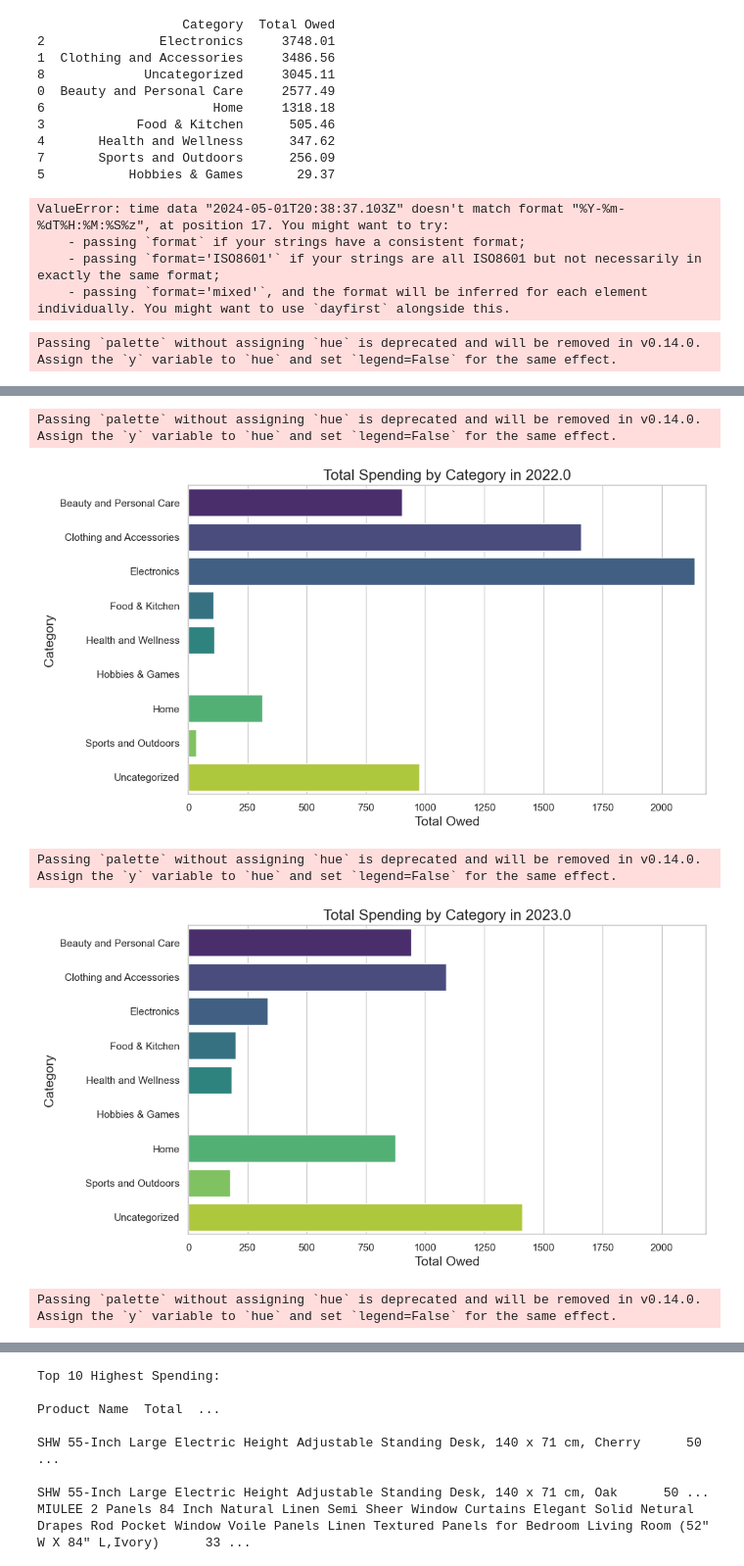
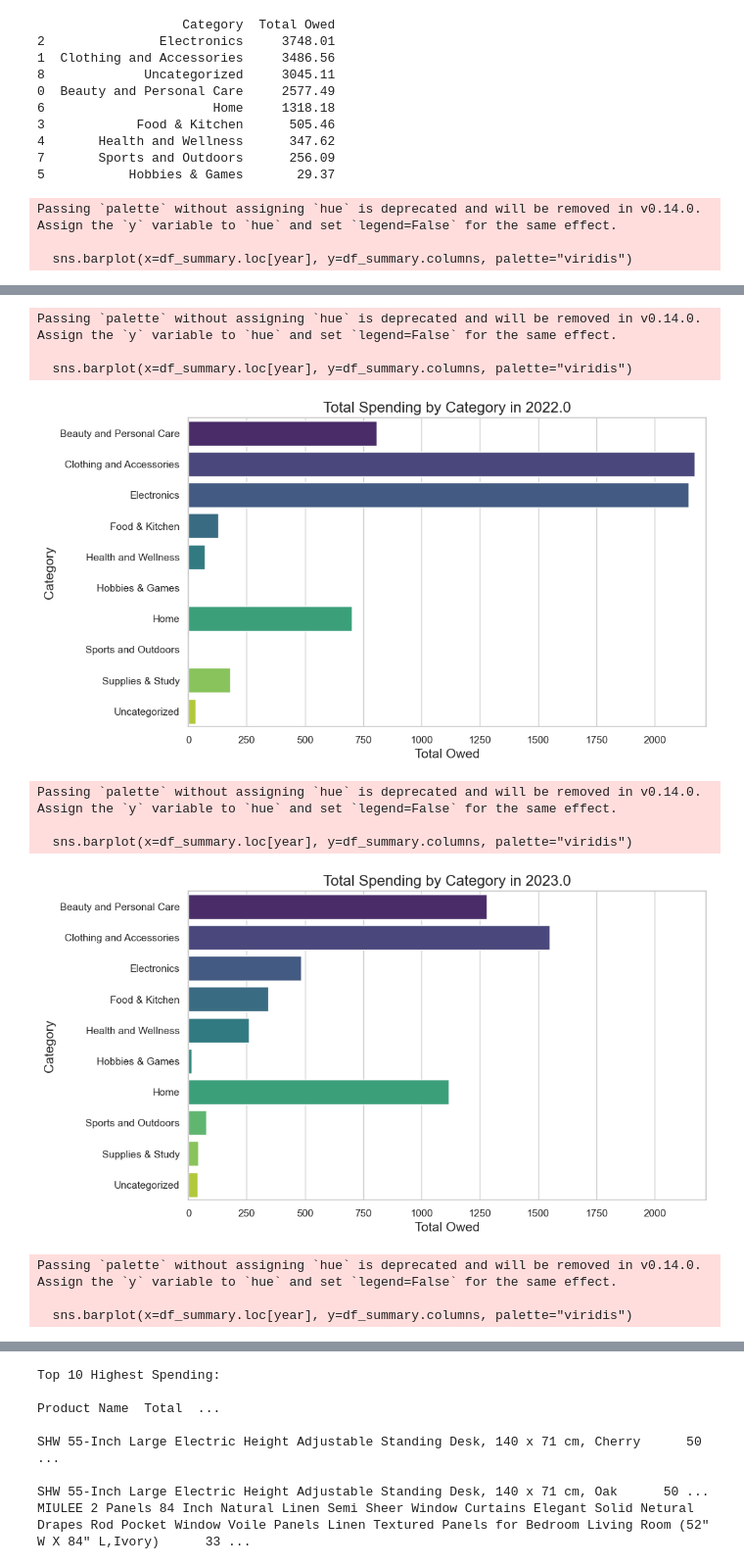
Before and after one commit to Jodi22K/Amazon-Spending-Analytics, a Jupyter notebook: Amazon.ipynb, the cells around one changed output, grey strips where cells are left out. Shown at 98% size. Saved outputs shown, nothing was run; the diff lists cells and outputs as text; code cells hidden in the pictures.

```diff
--- a/Amazon.ipynb
+++ b/Amazon.ipynb
@@ -159,19 +159,19 @@ df['Product Name']
 Name: Product Name, Length: 522, dtype: object
 # %%
 categories = {
-    'Electronics': ['headphones', 'electric', 'battery', 'charger', 'charge', 'usb', 'computer', 'laptop',
-                   'television', 'power','cord', 'smartwatch', 'kitchen system', 'blender', 'processor', 'remote'],
-    'Clothing and Accessories': ['coat', 'case','shirt', 'rings','pant', 'dress', 'jeans', 'vest', 'leggings',
-                                 'girls','girl','boy', 'bra', 'hat', 'bag','boys','unisex','scarf' ],
-    'Home': ['desk', 'home', 'curtains', 'furniture', 'sheet', 'aromatherapy',
-                        'pillow', 'mop', 'cleaning','laundry','towel','filter''soap'],
-    'Food & Kitchen': ['kitchen', 'chocolate','furniture','flavour','flavoured', 'dishwasher', 'food','grocery','tea','baking','gloves'],
-    'Beauty and Personal Care': ['skincare', 'lip', 'tooth', 'skin', 'piercing', 'ear', 'eye',
-                                 'cleanser','brush','braid','pencil', 'sunscreen','moisturizer','spf' 'haircare', 'cosmetics',
-                                 'hypoallergenic', 'stainless', 'plated', 'foot', 'nails', 'deodarant','mousse','conditioner'],
-    'Health and Wellness': ['fitness', 'health', 'supplement', 'capsule'],
-    'Hobbies & Games': ['toy', 'game','puzzle'],
-    'Sports and Outdoors': ['sport', 'bike','outdoor', 'wrist', 'knee', 'brace'],
+    'Electronics': ['headphones', 'electric', 'batteries', 'charger', 'charge', 'usb', 'computer', 'laptop',
+                   'television', 'power','cord', 'smartwatch', 'led', 'kitchen system', 'stylus','blender', 'processor', 'remote'],
+    'Supplies & Study': ['desk', 'book', 'markers','exam', 'note'],
+    'Clothing and Accessories': ['coat', 'costume', 'case','shirt', 'rings','pant', 'leather', 'cotton', 'dress', 'jeans', 'vest', 'leggings','swimsuit', 'necklace'
+                                 'girls','girl','boy','mens', 'boots','bra', 'hat', 'bag', 'belt', 'boys','unisex','socks','silver','scarf','hypoallergenic', 'stainless','chain'],
+    'Home': ['home', 'closet', 'rubbing alcohol', 'hangers','dorm','bed', 'curtains', 'furniture', 'sheet', 'aromatherapy', 'shower','bleach',
+             'pillow', 'mop', 'cleaning','laundry','towel', 'toilet', 'filter','soap', 'utility','adhesive','wall safe', 'pin', 'poster'],
+    'Food & Kitchen': ['kitchen', '8oz', 'peppermint', 'chai', 'bar', 'paste', 'chocolate','furniture','flour', 'flavour','flavoured', 'dishwasher', 'food','grocery','honey', 'cooking', 'pasta','beans', 'tea','baking','gloves'],
+    'Beauty and Personal Care': ['skincare','powder' ,'patch', 'razor', 'face','oil','butter', 'facial', 'treatment', 'lip', 'tooth', 'skin', 'curl', 'curls', 'hair', 'piercing', 'ear', 'eye', 'conditioner','texturizer', 'cosmetic', 'finish' ,'dye', 'gel',                                 'cleanser','brush','braid','pencil', 'sunscreen','moisturizer','shampooo','spf' 'haircare', 'cosmetics',
+                                  'plated', 'foot', 'nails', 'body','deodorant', 'styling', 'hold', 'mousse', 'moisture', 'moisturizer','lotion','shampoo','mist','makeup','make up', 'matte'],
+    'Health and Wellness': ['fitness', 'health', 'supplement', 'solution', 'mood', 'strength', 'vitamin', 'capsule', 'workout','active','injury','relief','cream','caps''wrist', 'knee', 'brace'],
+    'Hobbies & Games': ['toy', 'game','puzzle','craft','art'],
+    'Sports and Outdoors': ['sport', 'bike','outdoor','lock'],
 }
 
 # Function to categorize products
@@ -226,21 +226,32 @@ print(category_spending)
 5           Hobbies & Games       29.37
 # %%
 # Convert 'Order Date' to datetime
+# If 'Order Date' is already a datetime object, use .dt.date to get only the date part
+df['Order Date'] = pd.to_datetime(df['Order Date'], errors='coerce').dt.date
+
 df['Order Date'] = pd.to_datetime(df['Order Date'])
+
+# Create a 'Month-Year' column with the format 'Month-Year' (e.g., 'September-2024')
+df['Month-Year'] = df['Order Date'].dt.to_period('M').dt.to_timestamp()
+
 # Extract the month and create a new column
 # Extract the month
 df['Month'] = df['Order Date'].dt.month
 df['Year'] = df['Order Date'].dt.year
 
 # Group by month and category, summing the Total Owed
-# %% [output]
-ValueError: time data "2024-05-01T20:38:37.103Z" doesn't match format "%Y-%m-%dT%H:%M:%S%z", at position 17. You might want to try:
-    - passing `format` if your strings have a consistent format;
-    - passing `format='ISO8601'` if your strings are all ISO8601 but not necessarily in exactly the same format;
-    - passing `format='mixed'`, and the format will be inferred for each element individually. You might want to use `dayfirst` alongside this.
 # %%
+# Group data by Year, Category, and sum 'Total Owed'
+df_grouped = df.groupby(['Year', 'Month', 'Category'])['Total Owed'].sum().reset_index()
+
+# Now you can create the summary pivoted DataFrame
+df_summary = df_grouped.groupby(['Year', 'Category'])['Total Owed'].sum().unstack().fillna(0)
+
+# Proceed with your plotting code...
+
+
 # Summarize total owed by year and category
-df_summary = df_grouped.groupby(['Year', 'Category'])['Total Owed'].sum().unstack().fillna(0)
+df_summary = df_grouped.groupby(['Year', 'Category'])['Total Owed'].sum().unstack().fillna(0) # type: ignore
 
 # Set the aesthetic style of the plots
 sns.set(style="whitegrid")
@@ -256,3 +267,5 @@ for year in df_summary.index:
     plt.show()
 # %% [output]
 Passing `palette` without assigning `hue` is deprecated and will be removed in v0.14.0. Assign the `y` variable to `hue` and set `legend=False` for the same effect.
+
+  sns.barplot(x=df_summary.loc[year], y=df_summary.columns, palette="viridis")
@@ -260,5 +273,11 @@ Passing `palette` without assigning `hue` is deprecated and will be removed in v
 Passing `palette` without assigning `hue` is deprecated and will be removed in v0.14.0. Assign the `y` variable to `hue` and set `legend=False` for the same effect.
+
+  sns.barplot(x=df_summary.loc[year], y=df_summary.columns, palette="viridis")
-[figure, old version]
+[figure, new version]
 Passing `palette` without assigning `hue` is deprecated and will be removed in v0.14.0. Assign the `y` variable to `hue` and set `legend=False` for the same effect.
+
+  sns.barplot(x=df_summary.loc[year], y=df_summary.columns, palette="viridis")
-[figure, old version]
+[figure, new version]
 Passing `palette` without assigning `hue` is deprecated and will be removed in v0.14.0. Assign the `y` variable to `hue` and set `legend=False` for the same effect.
+
+  sns.barplot(x=df_summary.loc[year], y=df_summary.columns, palette="viridis")
```
Also changed, not shown: parts of 3 cells of this notebook.
